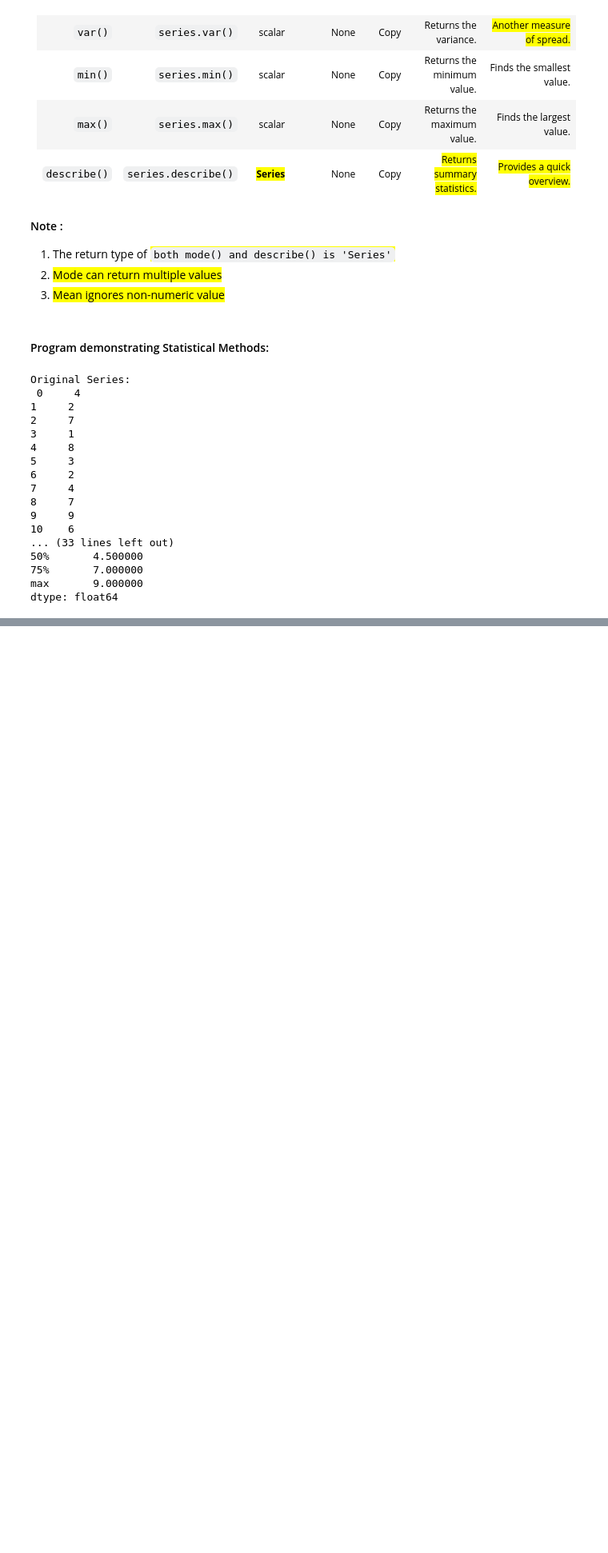
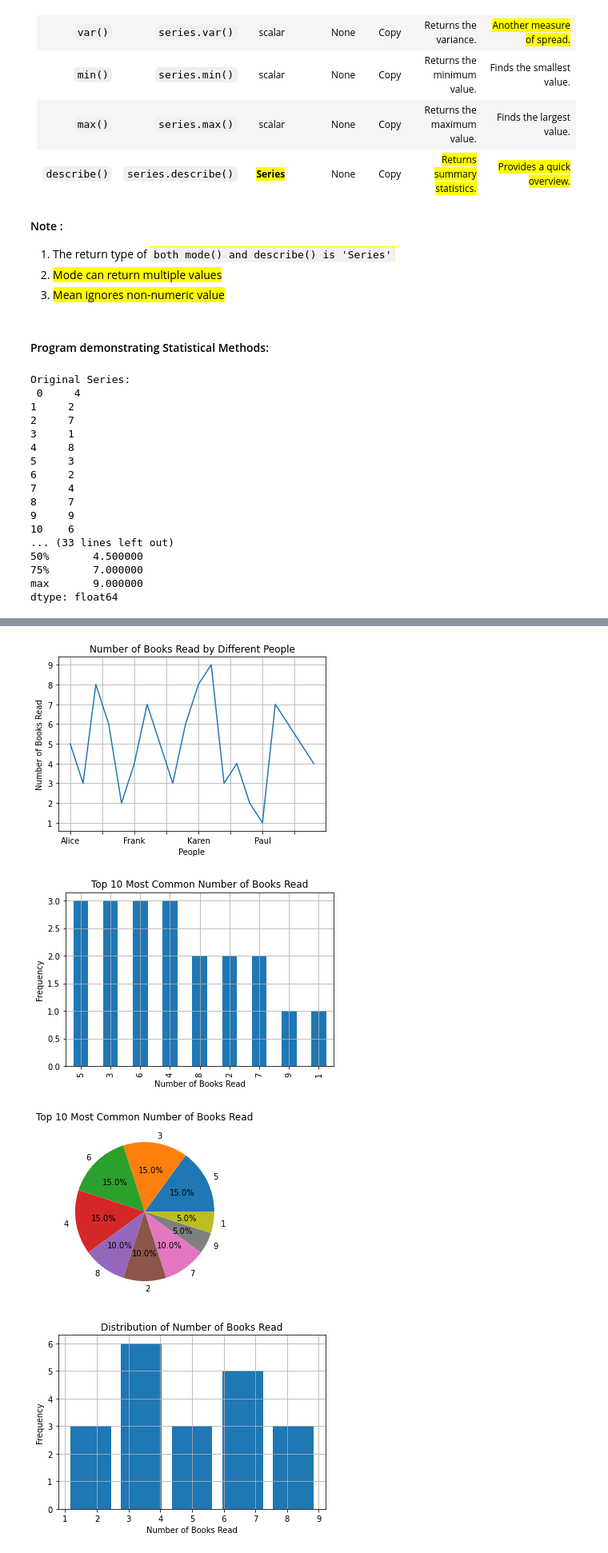
Before and after one commit to rathodlaxman/DataScienceLearnersHub-Python, a Jupyter notebook: DSLH-Pandas-1.3-PandasDataStructures.ipynb, the cells around one changed output, grey strips where cells are left out. Shown at 80% size. Saved outputs shown, nothing was run; the diff lists cells and outputs as text; code cells hidden in the pictures; blank space fills up the shorter version.

```diff
--- a/DSLH-Pandas-1.3-PandasDataStructures.ipynb
+++ b/DSLH-Pandas-1.3-PandasDataStructures.ipynb
@@ -1298,0 +1892,72 @@ dtype: float64
+# %%
+import pandas as pd
+import matplotlib.pyplot as plt
+
+# Sample data: Number of books read by different people in a month
+data = {
+    'Alice': 5,
+    'Bob': 3,
+    'Charlie': 8,
+    'David': 6,
+    'Eve': 2,
+    'Frank': 4,
+    'Grace': 7,
+    'Henry': 5,
+    'Ivy': 3,
+    'Jack': 6,
+    'Karen': 8,
+    'Leo': 9,
+    'Mona': 3,
+    'Nina': 4,
+    'Oscar': 2,
+    'Paul': 1,
+    'Quincy': 7,
+    'Rita': 6,
+    'Steve': 5,
+    'Tina': 4
+}
+
+# Creating a Series
+books_series = pd.Series(data)
+
+# Display the Series
+print("Books read by different people in a month:")
+print(books_series)
+
+# Line plot of the Series
+books_series.plot()
+plt.title('Number of Books Read by Different People')
+plt.xlabel('People')
+plt.ylabel('Number of Books Read')
+plt.grid(True)
+plt.show()
+
+# Bar plot of the top 10 most common values
+books_series.value_counts().head(10).plot(kind='bar')
+plt.title('Top 10 Most Common Number of Books Read')
+plt.xlabel('Number of Books Read')
+plt.ylabel('Frequency')
+plt.grid(True)
+plt.show()
+
+# Pie plot of the top 10 most common values
+books_series.value_counts().head(10).plot(kind='pie', autopct='%1.1f%%')
+plt.title('Top 10 Most Common Number of Books Read')
+plt.ylabel('')  # Pie chart doesn't need a y-label
+plt.show()
+
+# Histogram of the Series
+books_series.plot(kind='hist', bins=5, rwidth=0.8)
+plt.title('Distribution of Number of Books Read')
+plt.xlabel('Number of Books Read')
+plt.ylabel('Frequency')
+plt.grid(True)
+plt.show()
+
+# Box plot of the Series
+books_series.plot(kind='box')
+plt.title('Box Plot of Number of Books Read')
+plt.ylabel('Number of Books Read')
+plt.grid(True)
+plt.show()
+# %% [output]
@@ -1298,0 +1981,4 @@ dtype: float64
+[figure, added]
+[figure, added]
+[figure, added]
+[figure, added]
```
Also changed, not shown: parts of 16 cells of this notebook, 3 other files.
